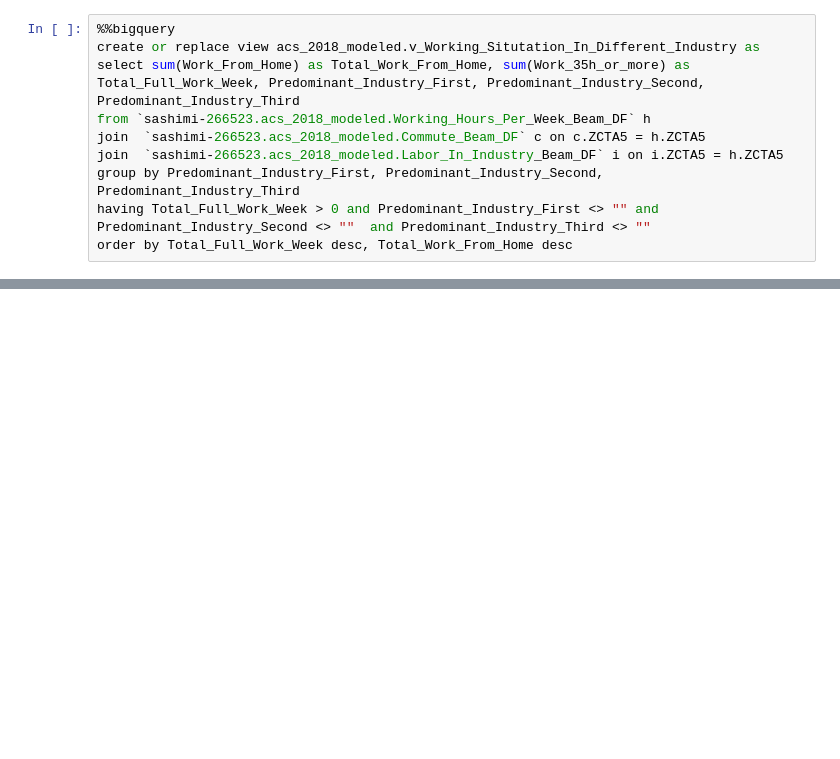
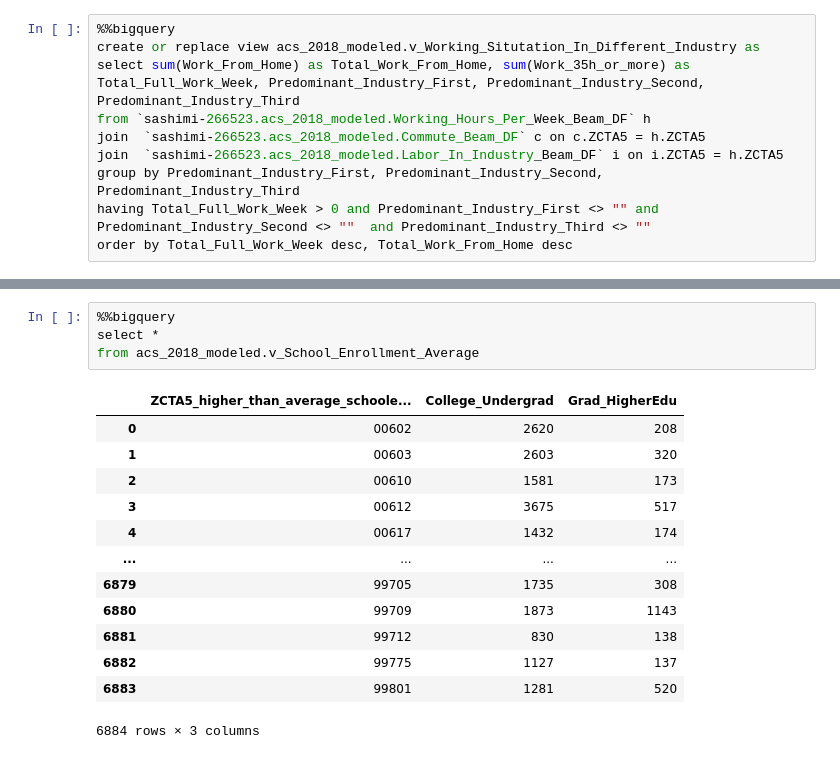
Before and after one commit to xindixu/US-demographic-analysis, a Jupyter notebook: primary-data/acs_2018_analysis.ipynb, the cells around one changed output, grey strips where cells are left out. Saved outputs shown, nothing was run; the diff lists cells and outputs as text; blank space fills up the shorter version.

```diff
--- a/primary-data/acs_2018_analysis.ipynb
+++ b/primary-data/acs_2018_analysis.ipynb
@@ -332,0 +410,18 @@ order by Total_Full_Work_Week desc, Total_Work_From_Home desc
+# %%
+%%bigquery
+select *
+from acs_2018_modeled.v_School_Enrollment_Average
+# %% [output]
+|  | ZCTA5_higher_than_average_schoole... | College_Undergrad | Grad_HigherEdu |
+| 0 | 00602 | 2620 | 208 |
+| 1 | 00603 | 2603 | 320 |
+| 2 | 00610 | 1581 | 173 |
+| 3 | 00612 | 3675 | 517 |
+| 4 | 00617 | 1432 | 174 |
+| ... | ... | ... | ... |
+| 6879 | 99705 | 1735 | 308 |
+| 6880 | 99709 | 1873 | 1143 |
+| 6881 | 99712 | 830 | 138 |
+| 6882 | 99775 | 1127 | 137 |
+| 6883 | 99801 | 1281 | 520 |
+6884 rows × 3 columns
```
Also changed, not shown: parts of 7 cells of this notebook.
